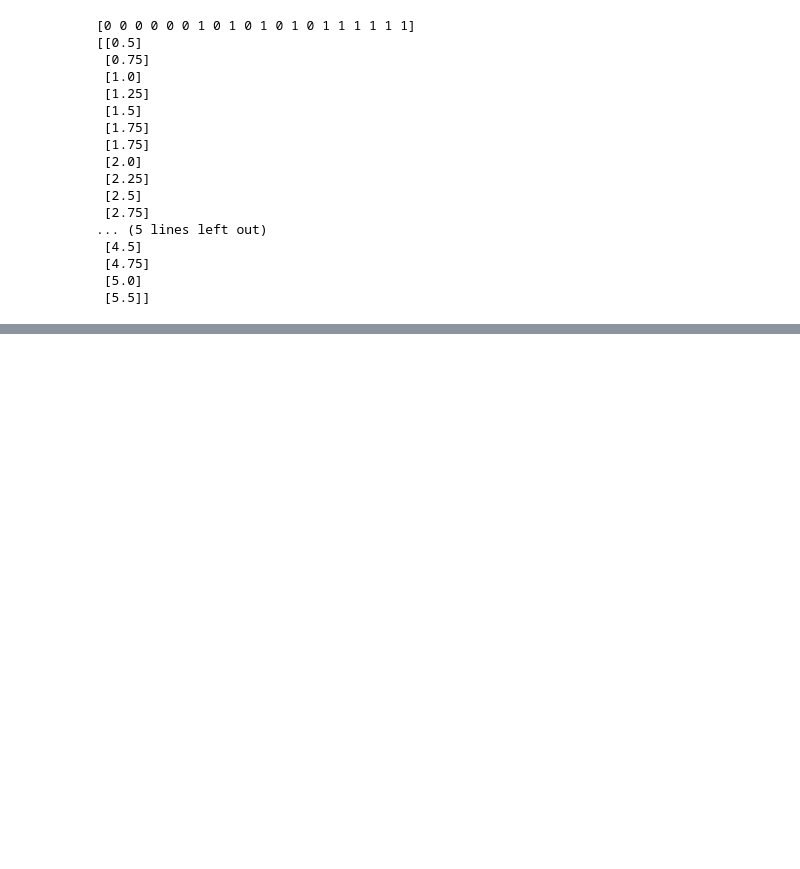
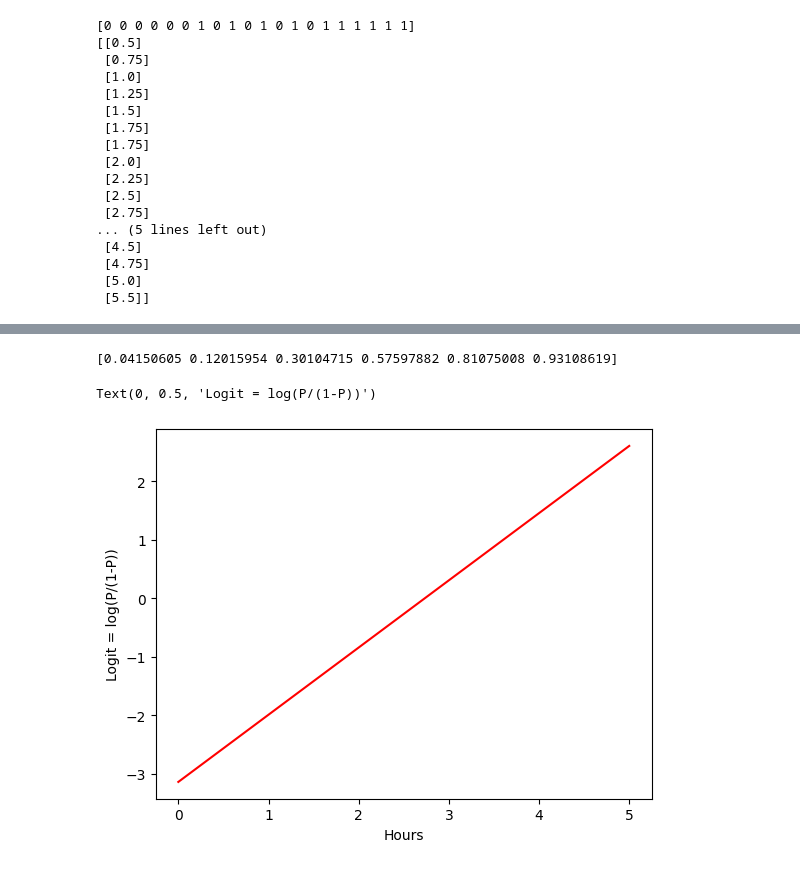
Before and after one commit to willc127/Logistic_Regression, a Jupyter notebook: hours_of_study.ipynb, the cells around one changed output, grey strips where cells are left out. Cells and saved outputs as stored; diff of their text form; code cells hidden in the pictures; blank space fills up the shorter version.

```diff
--- a/hours_of_study.ipynb
+++ b/hours_of_study.ipynb
@@ -98,0 +105,10 @@ Text(0, 0.5, 'Pass')
+# %%
+#Predict the passing condition for a given hour of study
+test_hours = list(range(0,6))
+
+#convert test_hours to array
+def test_hours_to_array(test_hours):
+    test_hours_array = np.array(test_hours).reshape(-1,1)
+    return test_hours_array
+
+test_hours_array = test_hours_to_array(test_hours)
@@ -98,0 +138,15 @@ Text(0, 0.5, 'Pass')
+# %%
+#Calculate the probability of passing the exam
+p = sigmoid(test_hours * beta_1 + beta_0).ravel()
+print(p)
+# %% [output]
+[0.04150605 0.12015954 0.30104715 0.57597882 0.81075008 0.93108619]
+# %%
+#Plot the log of odds of passing the exam
+logit = np.log(p/(1-p))
+plt.plot(test_hours, logit, color = 'red')
+plt.xlabel('Hours')
+plt.ylabel('Logit = log(P/(1-P))')
+# %% [output]
+Text(0, 0.5, 'Logit = log(P/(1-P))')
+[figure, added]
```
Also changed, not shown: parts of 3 cells of this notebook.
